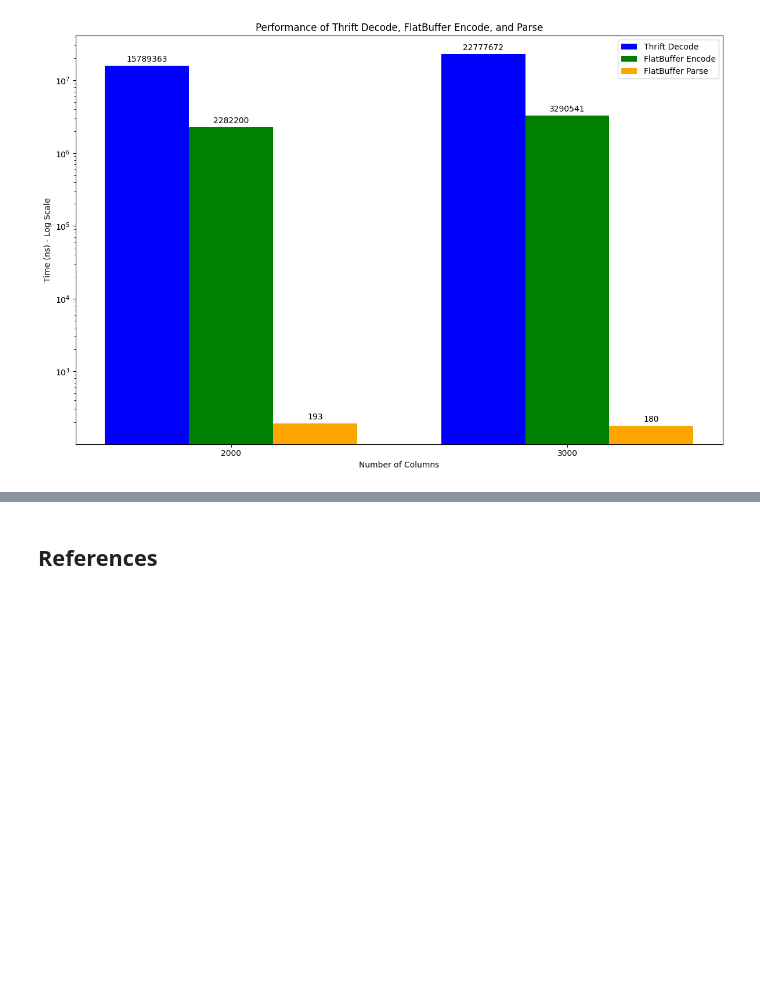
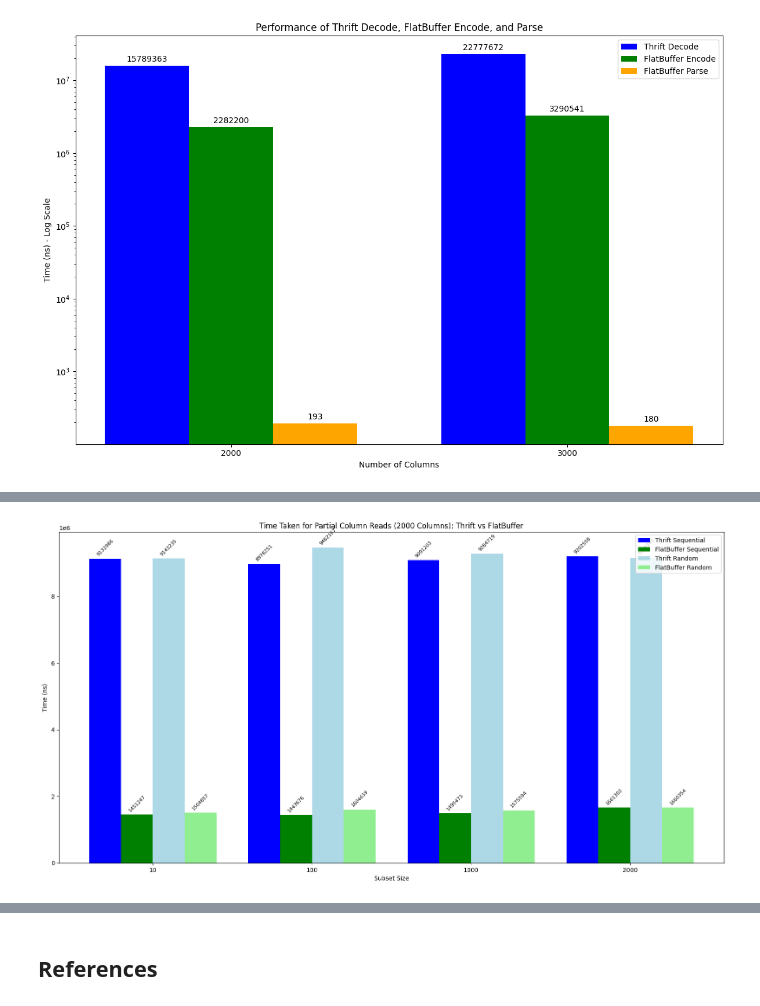
Before and after one commit to Neelaksh-Singh/gresearch_parquet_benchmarking, a Jupyter notebook: Parquet-CPP-Benchmarking.ipynb, the cells around one changed output, grey strips where cells are left out. Cells and saved outputs as stored; diff of their text form; code cells hidden in the pictures; blank space fills up the shorter version.

```diff
--- a/Parquet-CPP-Benchmarking.ipynb
+++ b/Parquet-CPP-Benchmarking.ipynb
@@ -1096,0 +1124,84 @@ plot_data(thrift_times_3000, flatbuffer_times_3000, 'Time Taken for Partial Colu
+# %%
+# Initialize dictionaries to store the extracted times
+thrift_times_2000_seq = {}
+flatbuffer_times_2000_seq = {}
+thrift_times_2000_rand = {}
+flatbuffer_times_2000_rand = {}
+
+thrift_times_3000_seq = {}
+flatbuffer_times_3000_seq = {}
+thrift_times_3000_rand = {}
+flatbuffer_times_3000_rand = {}
+
+# Loop through the data and extract the relevant times for the given benchmarks
+for benchmark in data['benchmarks']:
+    if 'BM_ReadPartialData' in benchmark['name']:
+        parts = benchmark['name'].split('/')
+        # print(parts, benchmark['name'])
+        columns = parts[1]
+        subset_size = parts[2]
+        random = parts[3]  # This will be '0' for sequential, '1' for random
+        key = f"{subset_size}"
+
+        if columns == "2000":
+            if random == "0":
+                thrift_times_2000_seq[key] = benchmark['ThriftTime']
+                flatbuffer_times_2000_seq[key] = benchmark['FlatBufferTime']
+            else:
+                thrift_times_2000_rand[key] = benchmark['ThriftTime']
+                flatbuffer_times_2000_rand[key] = benchmark['FlatBufferTime']
+        elif columns == "3000":
+            if random == "0":
+                thrift_times_3000_seq[key] = benchmark['ThriftTime']
+                flatbuffer_times_3000_seq[key] = benchmark['FlatBufferTime']
+            else:
+                thrift_times_3000_rand[key] = benchmark['ThriftTime']
+                flatbuffer_times_3000_rand[key] = benchmark['FlatBufferTime']
+
+# Function to plot the data
+def plot_data(thrift_times_seq, flatbuffer_times_seq, thrift_times_rand, flatbuffer_times_rand, title):
+    labels = sorted(set(list(thrift_times_seq.keys()) + list(thrift_times_rand.keys())))
+    x = np.arange(len(labels))  # the label locations
+    width = 0.2  # the width of the bars
+
+    fig, ax = plt.subplots(figsize=(16, 10))  # Increased figure size
+    rects1 = ax.bar(x - 1.5*width, [thrift_times_seq.get(k, 0) for k in labels], width, label='Thrift Sequential', color='blue')
+    rects2 = ax.bar(x - 0.5*width, [flatbuffer_times_seq.get(k, 0) for k in labels], width, label='FlatBuffer Sequential', color='green')
+    rects3 = ax.bar(x + 0.5*width, [thrift_times_rand.get(k, 0) for k in labels], width, label='Thrift Random', color='lightblue')
+    rects4 = ax.bar(x + 1.5*width, [flatbuffer_times_rand.get(k, 0) for k in labels], width, label='FlatBuffer Random', color='lightgreen')
+
+    ax.set_xlabel('Subset Size')
+    ax.set_ylabel('Time (ns)')
+    ax.set_title(title)
+    ax.set_xticks(x)
+    ax.set_xticklabels(labels)
+    ax.legend()
+
+    # Add labels above the bars
+    def add_labels(rects):
+        for rect in rects:
+            height = rect.get_height()
+            if height > 0:
+                ax.annotate(f'{int(height)}',
+                            xy=(rect.get_x() + rect.get_width() / 2, height),
+                            xytext=(0, 3),  # 3 points vertical offset
+                            textcoords="offset points",
+                            ha='center', va='bottom', rotation=45, fontsize=8)  # Rotated and smaller font
+
+    add_labels(rects1)
+    add_labels(rects2)
+    add_labels(rects3)
+    add_labels(rects4)
+
+    fig.tight_layout()
+    plt.subplots_adjust(bottom=0.2)  # Increase bottom margin
+    plt.show()
+# Plot the data for 2000 columns
+plot_data(thrift_times_2000_seq, flatbuffer_times_2000_seq, thrift_times_2000_rand, flatbuffer_times_2000_rand,
+          'Time Taken for Partial Column Reads (2000 Columns): Thrift vs FlatBuffer')
+
+# Plot the data for 3000 columns
+plot_data(thrift_times_3000_seq, flatbuffer_times_3000_seq, thrift_times_3000_rand, flatbuffer_times_3000_rand,
+          'Time Taken for Partial Column Reads (3000 Columns): Thrift vs FlatBuffer')
+# %% [output]
+[figure, added]
```
Also changed, not shown: parts of 10 cells of this notebook, 1 other file.
